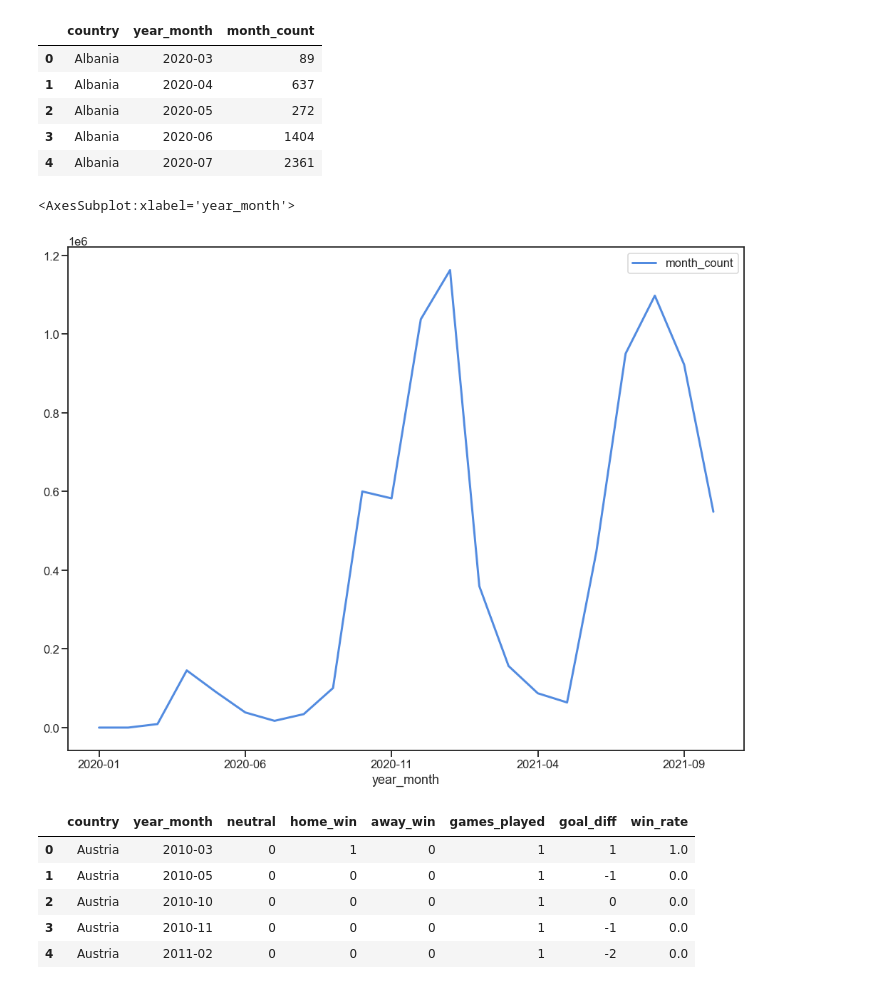
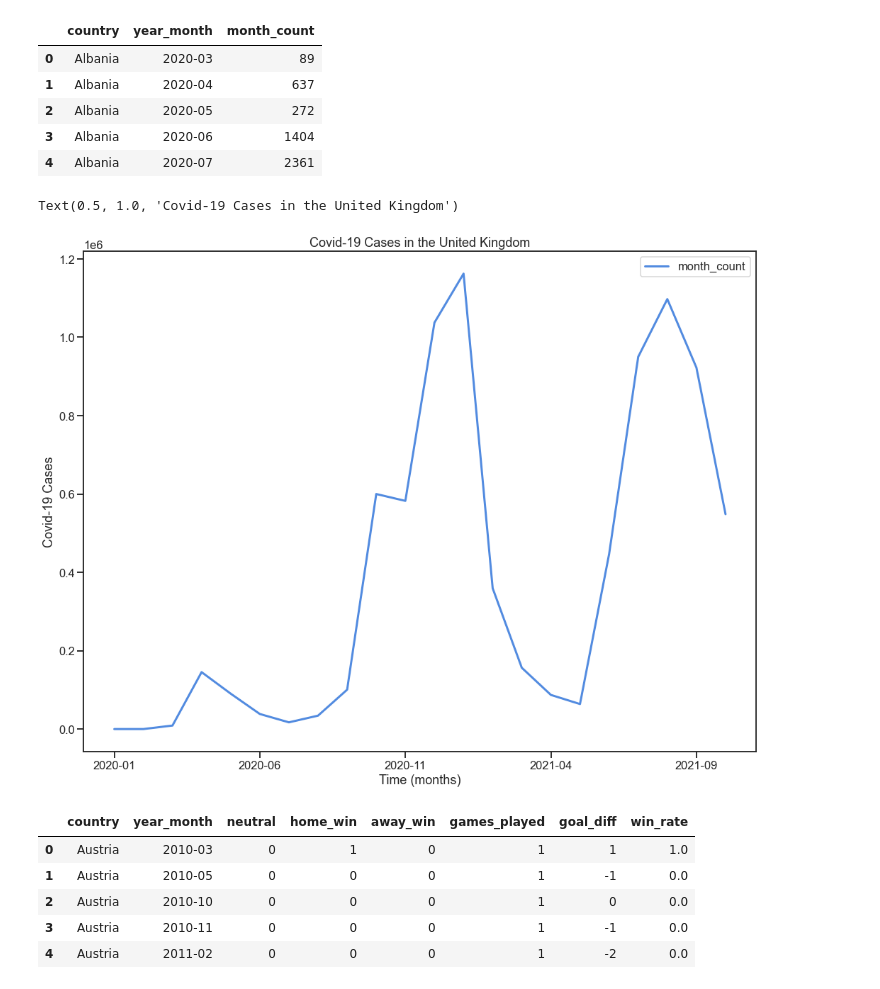
Before and after one commit to silva-nick/cs216-final, a Jupyter notebook: Central.ipynb, the cells around one changed output. Drawn from its saved outputs; the diff is of its cells as text; code cells hidden in the pictures.

Commit message:
small changes to covid graph

```diff
--- a/Central.ipynb
+++ b/Central.ipynb
@@ -217,10 +217,13 @@ gby.head()
 | 3 | Albania | 2020-06 | 1404 |
 | 4 | Albania | 2020-07 | 2361 |
 # %%
-gby[gby["country"]=="United Kingdom"].plot(x="year_month", y="month_count", kind="line")
+plot = gby[gby["country"]=="United Kingdom"].plot(x="year_month", y="month_count", kind="line")
+plot.set_xlabel("Time (months)")
+plot.set_ylabel("Covid-19 Cases")
+plot.set_title("Covid-19 Cases in the United Kingdom")
 # %% [output]
-<AxesSubplot:xlabel='year_month'>
+Text(0.5, 1.0, 'Covid-19 Cases in the United Kingdom')
-[figure, old version]
+[figure, new version]
 # %%
 fb = pd.read_csv('./results_month.csv')
 fb.head()
```
Also changed, not shown: parts of 5 cells of this notebook.
